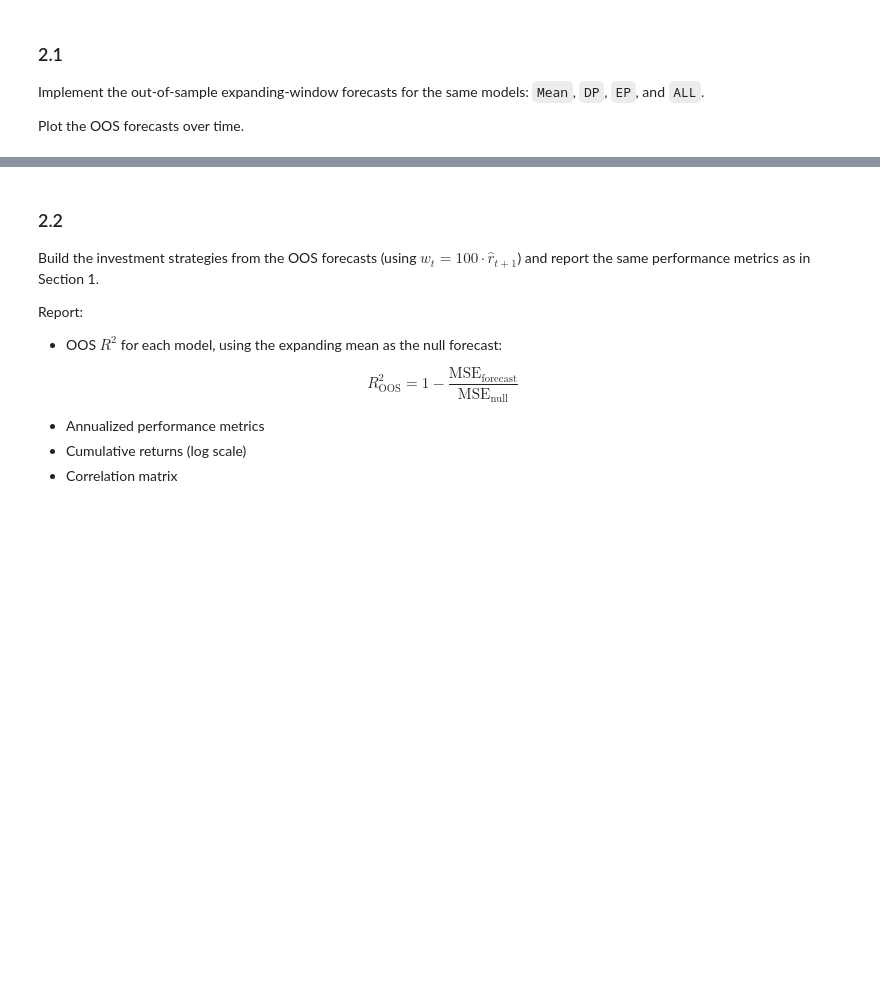
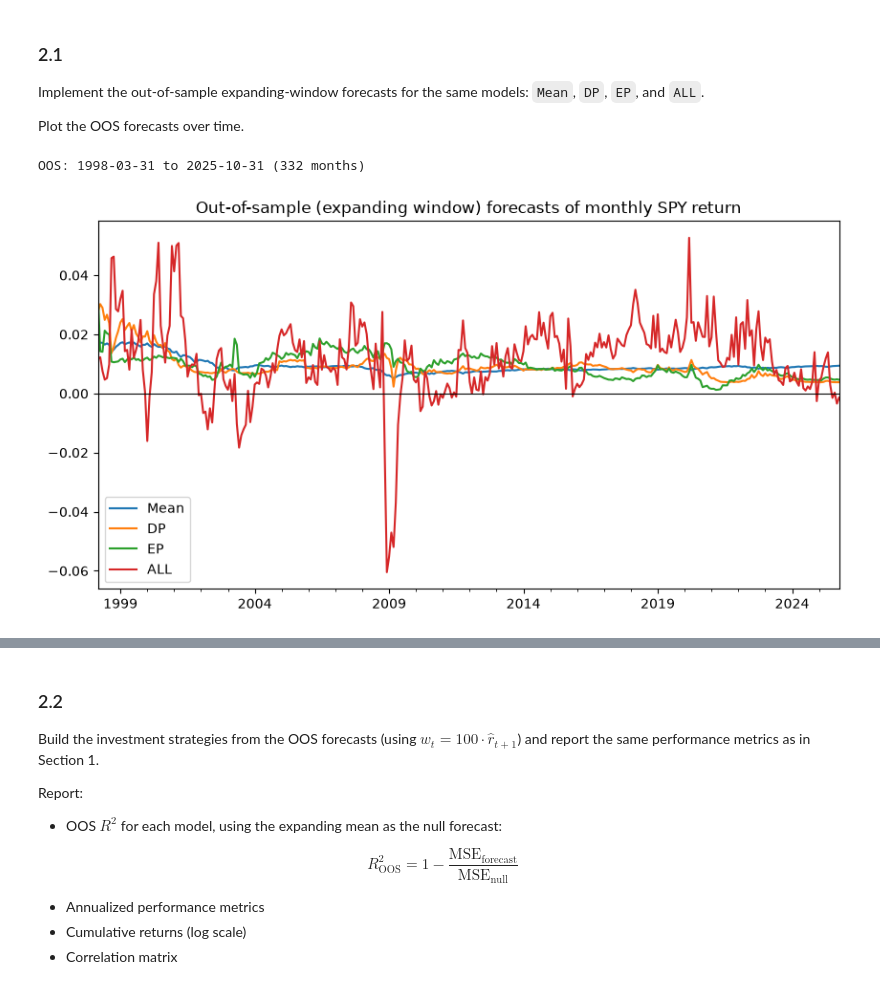
Before and after one commit to ivyxchan27/finm-367-groupc, a Jupyter notebook: ivy-work/hw7/forecasting-spy-exercise.ipynb, the cells around one changed output, grey strips where cells are left out. Cells and saved outputs as stored; diff of their text form; code cells hidden in the pictures; blank space fills up the shorter version.

```diff
--- a/ivy-work/hw7/forecasting-spy-exercise.ipynb
+++ b/ivy-work/hw7/forecasting-spy-exercise.ipynb
@@ -111,3 +212,18 @@ Use a burn-in period of **5 years** (`BURN_YRS = 5`) before generating the first
 Implement the out-of-sample expanding-window forecasts for the same models: `Mean`, `DP`, `EP`, and `ALL`.
 
 Plot the OOS forecasts over time.
+# %%
+BURN_YRS = 5
+BURN = BURN_YRS * FREQ
+
+fcst_oos = oos_forecasts(spy, sigs_lag, sigs, SPECS_OLS, BURN)
+fcst_oos.insert(0, 'Mean', expanding_mean_forecast(rets['SPY']).loc[fcst_oos.index])
+
+print(f'OOS: {fcst_oos.index[0].date()} to {fcst_oos.index[-1].date()} ({len(fcst_oos)} months)')
+ax = fcst_oos.plot(figsize=(10, 5), title='Out-of-sample (expanding window) forecasts of monthly SPY return')
+ax.axhline(0, color='k', lw=0.8)
+ax.set_xlabel('')
+plt.show()
+# %% [output]
+OOS: 1998-03-31 to 2025-10-31 (332 months)
+[figure, added]
```
Also changed, not shown: parts of 17 cells of this notebook, 4 other files.
